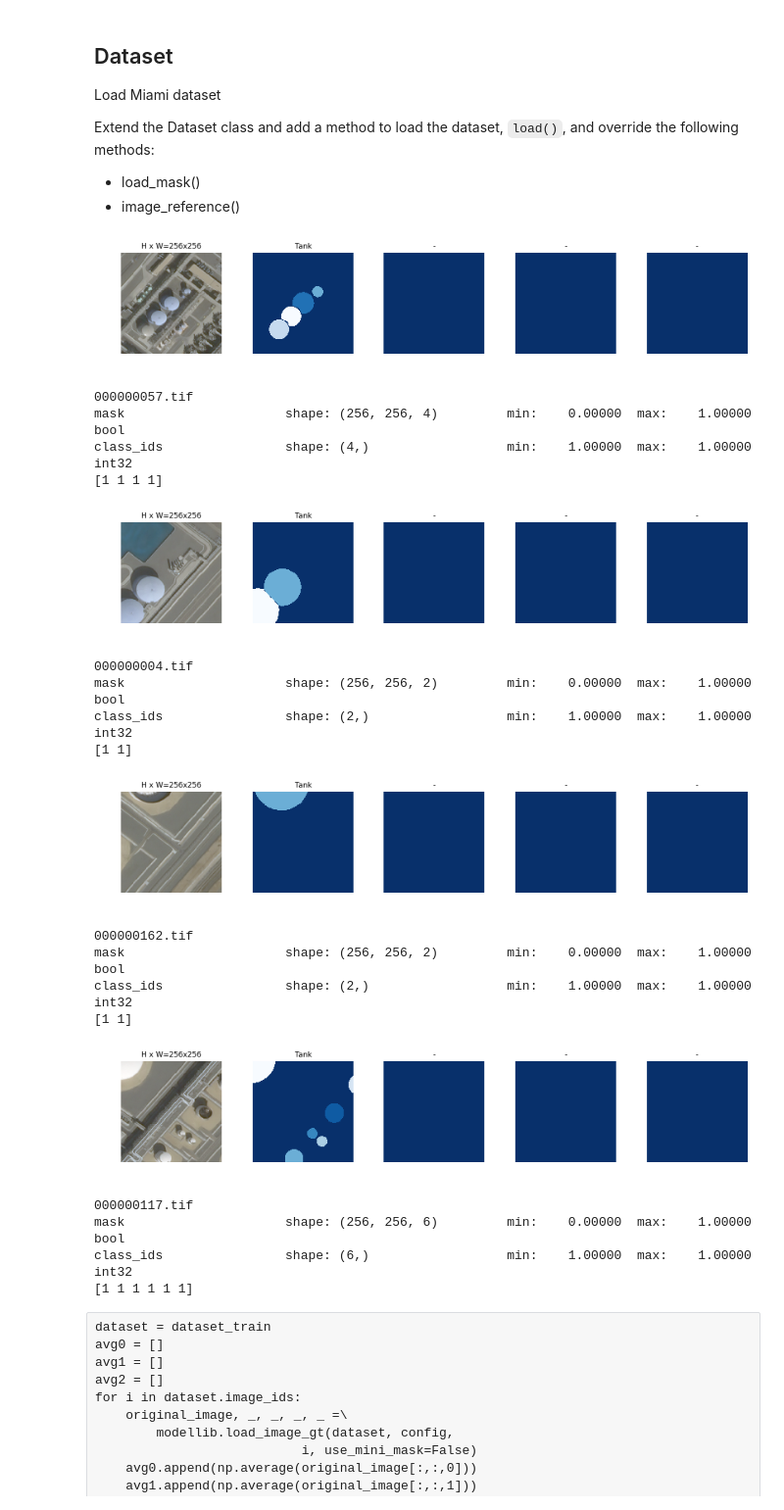
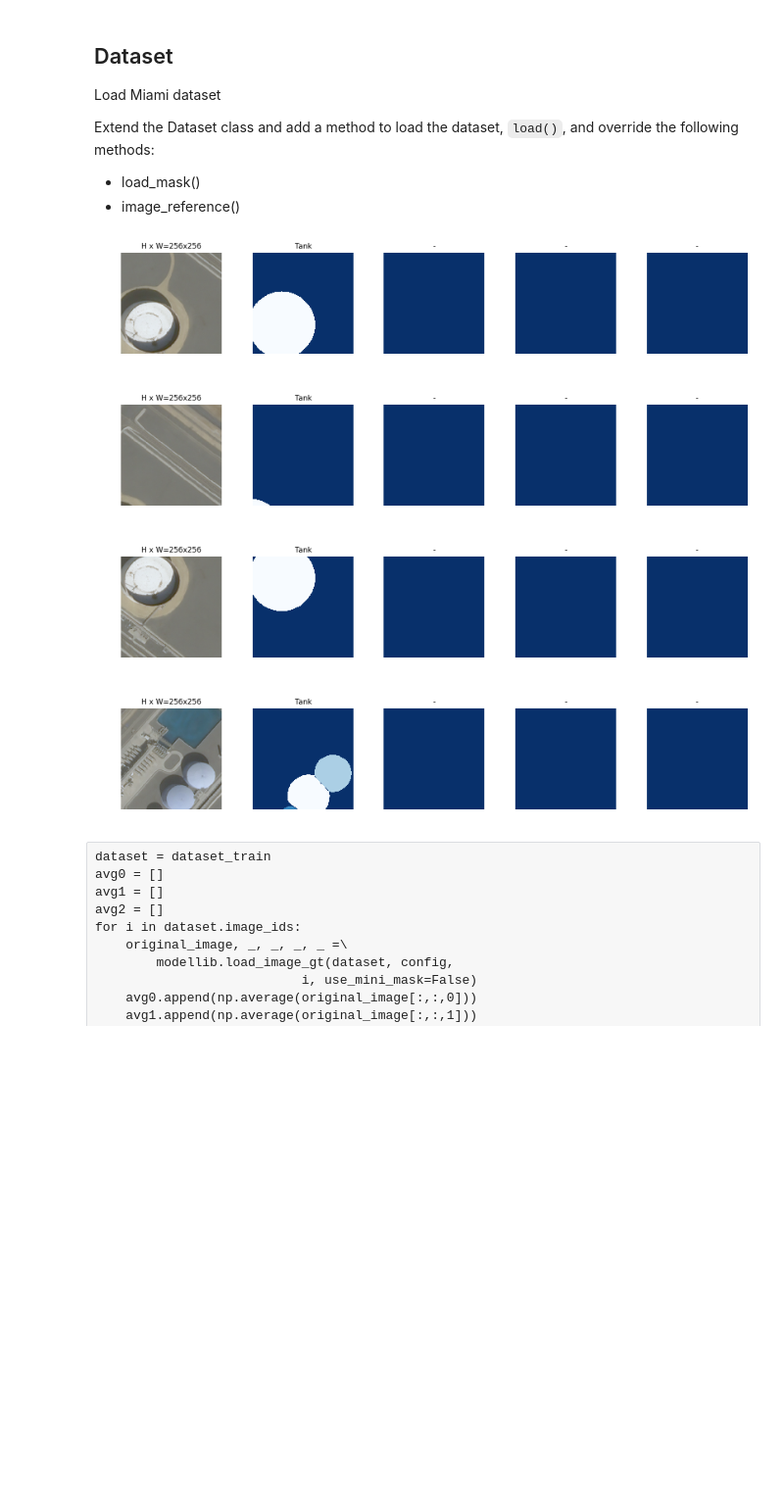
Before and after one commit to mraad/mask_rcnn_notebooks, a Jupyter notebook: train2.ipynb, the cells around one changed output. Shown at 98% size. Drawn from its saved outputs; the diff is of its cells as text; code cells hidden in the pictures; blank space fills up the shorter version.

```diff
--- a/train2.ipynb
+++ b/train2.ipynb
@@ -60,7 +60,7 @@ class MiamiConfig(Config):
     to the toy shapes dataset.
     """
     # Give the configuration a recognizable name
-    NAME = "Tank"
+    NAME = "tank"
 
     GPU_COUNT = 1
     IMAGES_PER_GPU = 4
@@ -164,22 +157,20 @@ import skimage
 class MiamiDataset(utils.Dataset):
 
     def load(self, dataset_dir):
-        """
-        Load a subset of the Miami dataset from the given dataset_dir.
-        """
-
         # Add classes
-        self.add_class("Tank", 1, "Tank")
+        self.add_class("tank", 1, "Tank")
 
         #loading images
         self._image_dir = os.path.join(dataset_dir, "images/")
         self._mask_dir = os.path.join(dataset_dir, "labels/")
-        i=0
-        for f in glob.glob(os.path.join(self._image_dir, "*.tif")):
-            filename = os.path.split(f)[1]
-            self.add_image("Tank", image_id=i, path=f,
-                          width=config.IMAGE_MAX_DIM, height=config.IMAGE_MAX_DIM, filename=filename)
-            i += 1
+        for i, f in enumerate(glob.glob(os.path.join(self._image_dir, "*.tif"))):
+            _, filename = os.path.split(f)
+            self.add_image("tank",
+                           image_id=i,
+                           path=f,
+                           width=config.IMAGE_MAX_DIM,
+                           height=config.IMAGE_MAX_DIM,
+                           filename=filename)
 
     def load_mask(self, image_id):
         """Read instance masks for an image.
@@ -220,8 +211,8 @@ class MiamiDataset(utils.Dataset):
     def image_reference(self, image_id):
         """Return the shapes data of the image."""
         info = self.image_info[image_id]
-        if info["source"] == "miami":
-            return info["miami"]
+        if info["source"] == "tank":
+            return info["tank"]
         else:
             super(self.__class__).image_reference(self, image_id)
 # %%
@@ -242,42 +233,26 @@ dataset_test.prepare()
 # %%
 # Load and display random samples
 dataset = dataset_test
 image_ids = np.random.choice(dataset.image_ids, 4)
 
 # for ii in dataset.image_info:
 #     if ii['filename'] == '000005160.tif':
 #         image_ids = [ii['id']]
 #         break
 
 for image_id in image_ids:
     image = dataset.load_image(image_id)
     mask, class_ids = dataset.load_mask(image_id)
     visualize.display_top_masks(image, mask, class_ids, dataset.class_names)
-    print(dataset.image_info[image_id]["filename"])
-    log("mask", mask)
-    log("class_ids", class_ids)
-    print(class_ids)
+    #print(dataset.image_info[image_id]["filename"])
+    #log("mask", mask)
+    #log("class_ids", class_ids)
+    #print(class_ids)
 # %% [output]
-[figure, old version]
+[figure, new version]
-000000057.tif
-mask                     shape: (256, 256, 4)         min:    0.00000  max:    1.00000  bool
-class_ids                shape: (4,)                  min:    1.00000  max:    1.00000  int32
-[1 1 1 1]
-[figure, old version]
+[figure, new version]
-000000004.tif
-mask                     shape: (256, 256, 2)         min:    0.00000  max:    1.00000  bool
-class_ids                shape: (2,)                  min:    1.00000  max:    1.00000  int32
-[1 1]
-[figure, old version]
+[figure, new version]
-000000162.tif
-mask                     shape: (256, 256, 2)         min:    0.00000  max:    1.00000  bool
-class_ids                shape: (2,)                  min:    1.00000  max:    1.00000  int32
-[1 1]
-[figure, old version]
+[figure, new version]
-000000117.tif
-mask                     shape: (256, 256, 6)         min:    0.00000  max:    1.00000  bool
-class_ids                shape: (6,)                  min:    1.00000  max:    1.00000  int32
-[1 1 1 1 1 1]
 # %% [raw]
 dataset = dataset_train
 avg0 = []
```
Also changed, not shown: parts of 21 cells of this notebook, 1 other file.
